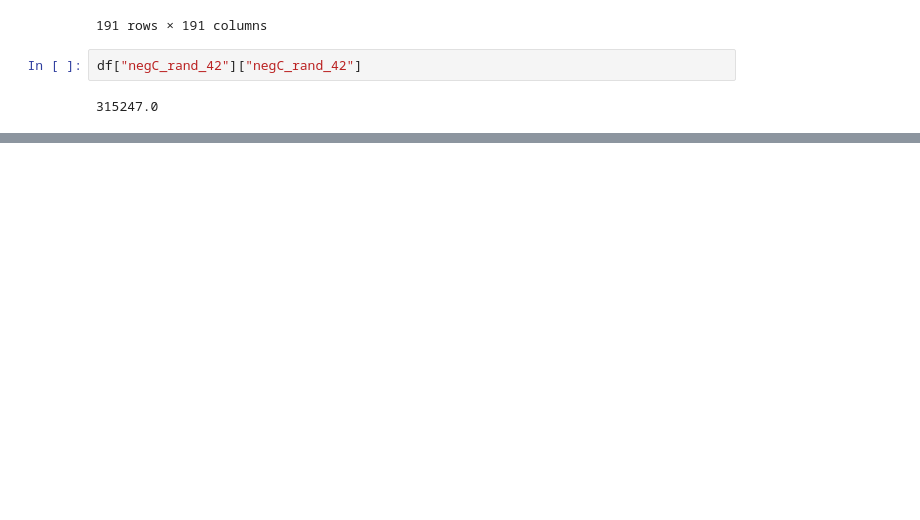
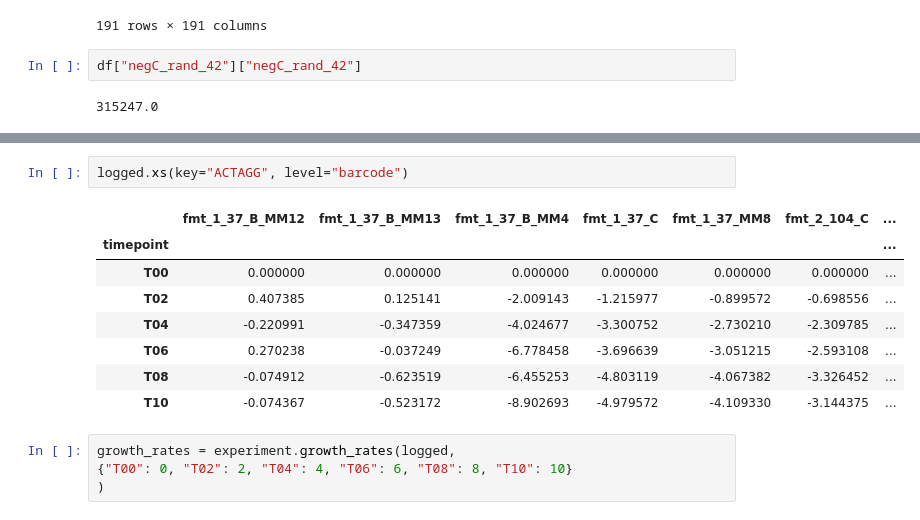
Before and after one commit to reynoldsk/sgrna-counting-code, a Jupyter notebook: notebook/read_files.ipynb, the cells around one changed output, grey strips where cells are left out. Cells and saved outputs as stored; diff of their text form; blank space fills up the shorter version.

```diff
--- a/notebook/read_files.ipynb
+++ b/notebook/read_files.ipynb
@@ -71,0 +100,15 @@ Name: negC_rand_42, dtype: float64
+# %%
+logged.xs(key="ACTAGG", level="barcode")
+# %% [output]
+|  | fmt_1_37_B_MM12 | fmt_1_37_B_MM13 | fmt_1_37_B_MM4 | fmt_1_37_C | fmt_1_37_MM8 | fmt_2_104_C | ... |
+| timepoint |  |  |  |  |  |  | ... |
+| T00 | 0.000000 | 0.000000 | 0.000000 | 0.000000 | 0.000000 | 0.000000 | ... |
+| T02 | 0.407385 | 0.125141 | -2.009143 | -1.215977 | -0.899572 | -0.698556 | ... |
+| T04 | -0.220991 | -0.347359 | -4.024677 | -3.300752 | -2.730210 | -2.309785 | ... |
+| T06 | 0.270238 | -0.037249 | -6.778458 | -3.696639 | -3.051215 | -2.593108 | ... |
+| T08 | -0.074912 | -0.623519 | -6.455253 | -4.803119 | -4.067382 | -3.326452 | ... |
+| T10 | -0.074367 | -0.523172 | -8.902693 | -4.979572 | -4.109330 | -3.144375 | ... |
+# %%
+growth_rates = experiment.growth_rates(logged,
+{"T00": 0, "T02": 2, "T04": 4, "T06": 6, "T08": 8, "T10": 10}
+)
```
Also changed, not shown: parts of 13 cells of this notebook, 1 other file.
